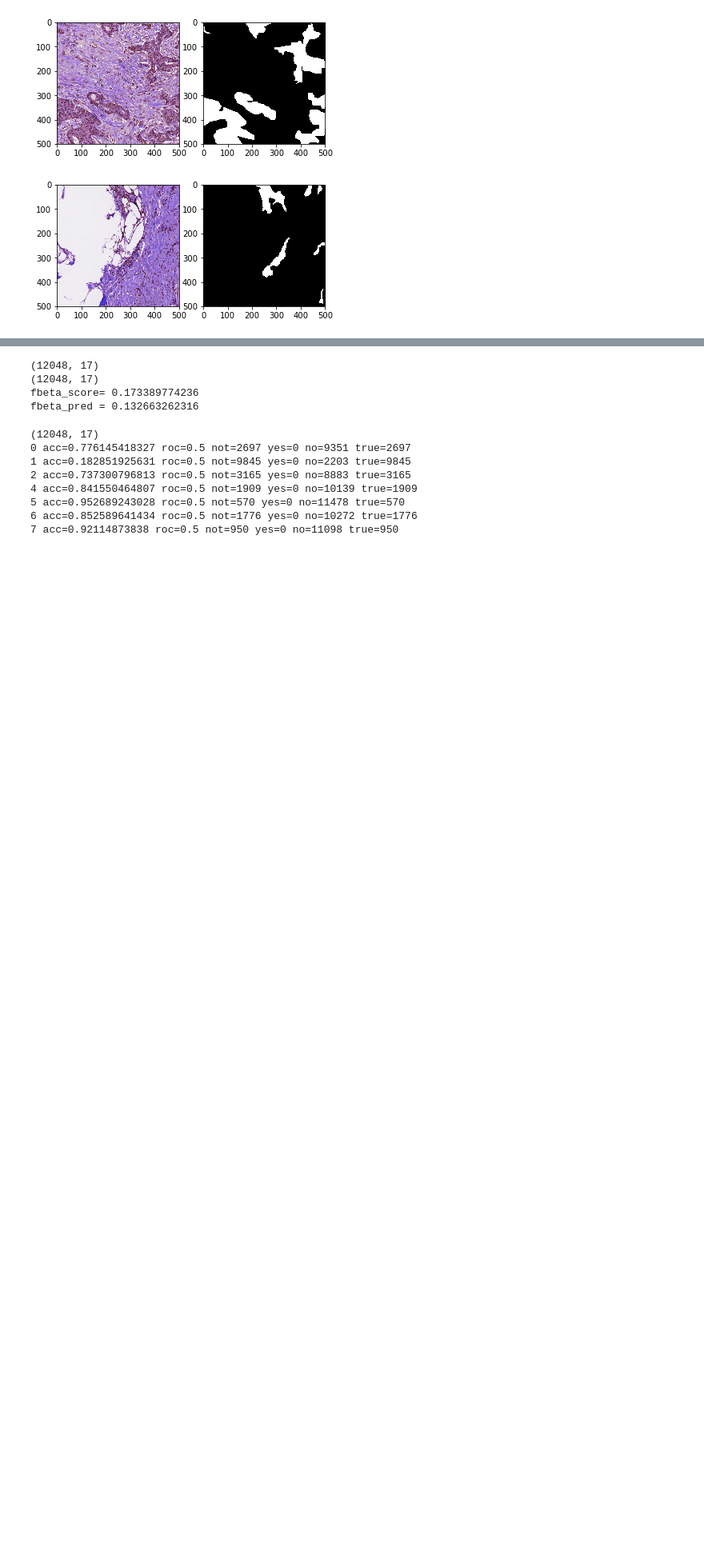
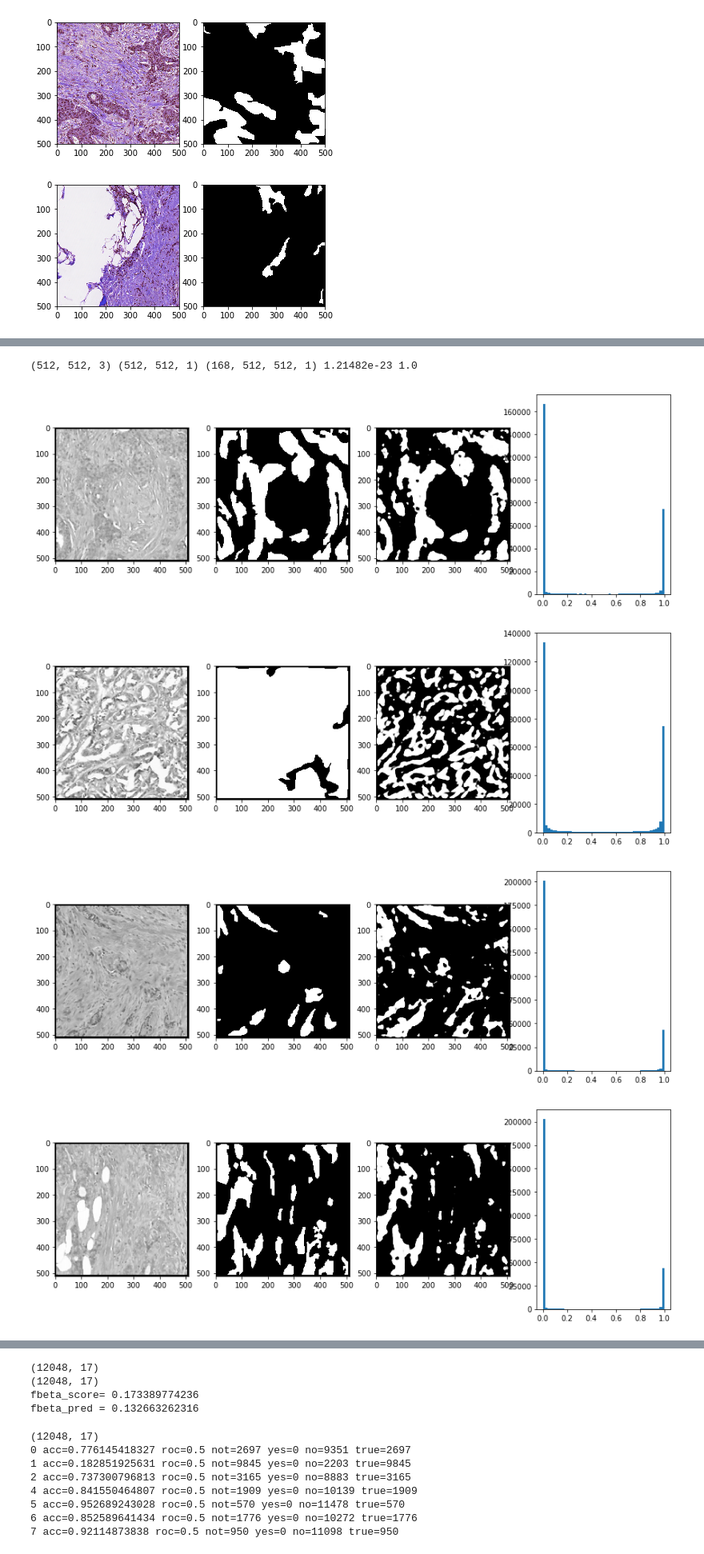
Before and after one commit to SorokinV/TopCoder-2017-07-Pathologic-Segmentation, a Jupyter notebook: Jupyter-Net/Konica-V1-UNet.ipynb, the cells around one changed output, grey strips where cells are left out. Shown at 80% size. Cells and saved outputs as stored; diff of their text form; code cells hidden in the pictures; blank space fills up the shorter version.

```diff
--- a/Jupyter-Net/Konica-V1-UNet.ipynb
+++ b/Jupyter-Net/Konica-V1-UNet.ipynb
@@ -272,0 +303,17 @@ Wall time: 286 ms
+# %%
+iii = 21
+print(trX[0].shape,trY[0].shape,trP.shape,trP.min(),trP.max())
+for ii in range(iii,iii+10) :
+    plt.figure(figsize=(15,5))
+    plt.subplot(141); plt.imshow(trX[ii,:,:,0],'gray');
+    plt.subplot(142); plt.imshow(trY[ii,:,:,0],'gray');
+    plt.subplot(143); plt.imshow(trP[ii,:,:,0],'gray');
+    plt.subplot(144); plt.hist(trP[ii,:,:,0].ravel(),bins=50);
+    plt.show()
+plt.close()
+# %% [output]
+(512, 512, 3) (512, 512, 1) (168, 512, 512, 1) 1.21482e-23 1.0
+[figure, added]
+[figure, added]
+[figure, added]
+[figure, added]
```
Also changed, not shown: parts of 13 cells of this notebook.
